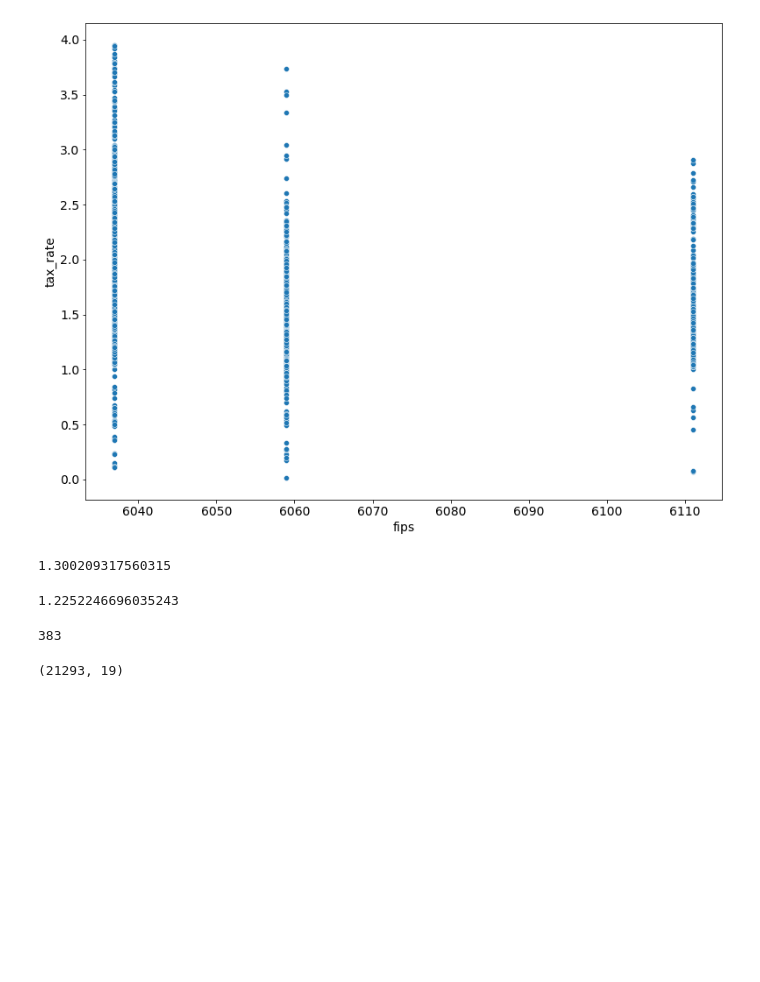
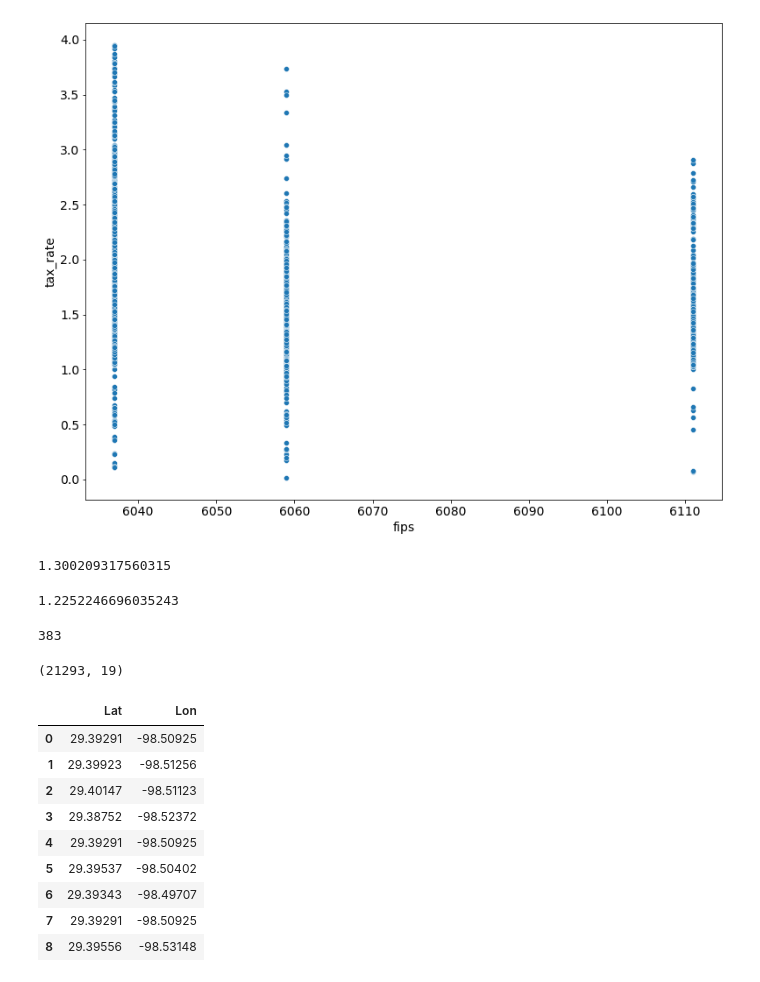
Before and after one commit to AAranda10/regression_project, a Jupyter notebook: explore.ipynb, the cells around one changed output. Cells and saved outputs as stored; diff of their text form; code cells hidden in the pictures; blank space fills up the shorter version.

```diff
--- a/explore.ipynb
+++ b/explore.ipynb
@@ -399,0 +436,26 @@ tax_df.shape
+# %%
+def get_zipcode(df, geolocator, lat_field, lon_field):
+    location = geolocator.reverse((df[lat_field], df[lon_field]))
+    return location.raw['address']['postcode']
+
+
+geolocator = geopy.Nominatim(user_agent='directorb@gmail.com')
+
+df_geo_test = pd.DataFrame({
+    'Lat': [29.39291, 29.39923, 29.40147, 29.38752, 29.39291, 29.39537, 29.39343, 29.39291, 29.39556],
+    'Lon': [-98.50925, -98.51256, -98.51123, -98.52372, -98.50925, -98.50402, -98.49707, -98.50925, -98.53148]
+})
+zipcodes = df_geo_test.apply(get_zipcode, axis=1, geolocator=geolocator, lat_field='Lat', lon_field='Lon')
+# %%
+df_geo_test
+# %% [output]
+|  | Lat | Lon |
+| 0 | 29.39291 | -98.50925 |
+| 1 | 29.39923 | -98.51256 |
+| 2 | 29.40147 | -98.51123 |
+| 3 | 29.38752 | -98.52372 |
+| 4 | 29.39291 | -98.50925 |
+| 5 | 29.39537 | -98.50402 |
+| 6 | 29.39343 | -98.49707 |
+| 7 | 29.39291 | -98.50925 |
+| 8 | 29.39556 | -98.53148 |
```
Also changed, not shown: parts of 8 cells of this notebook.
